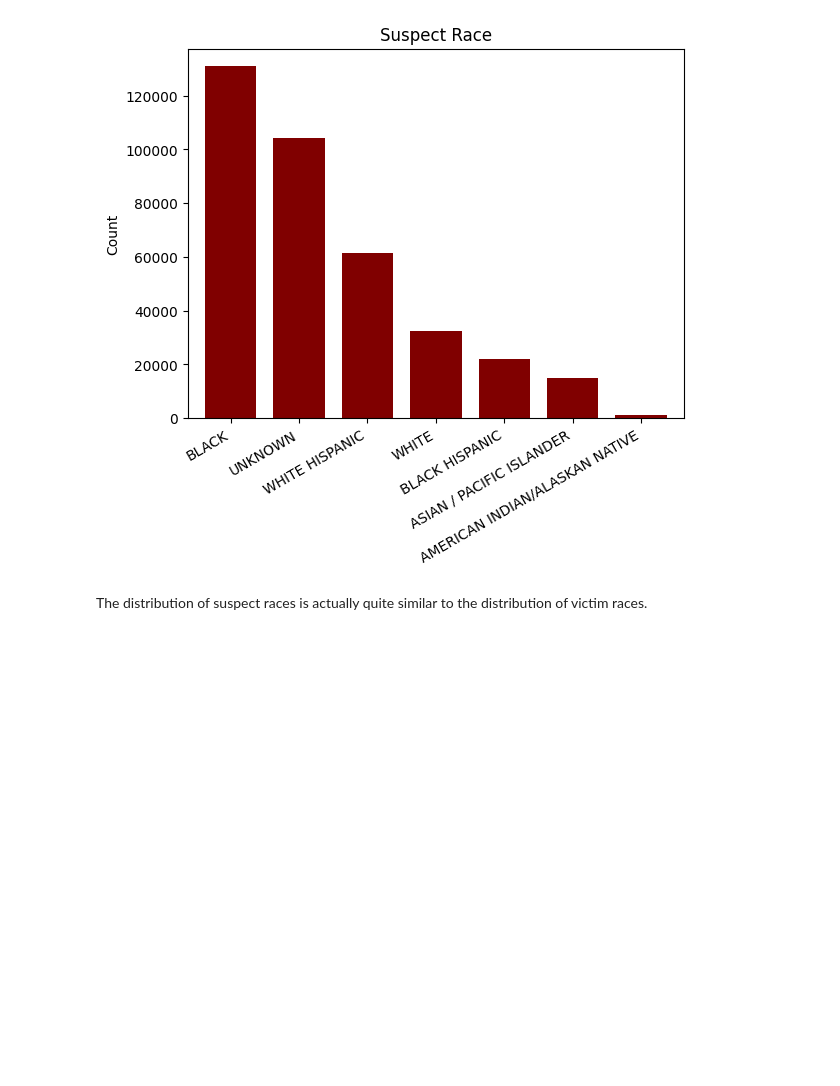
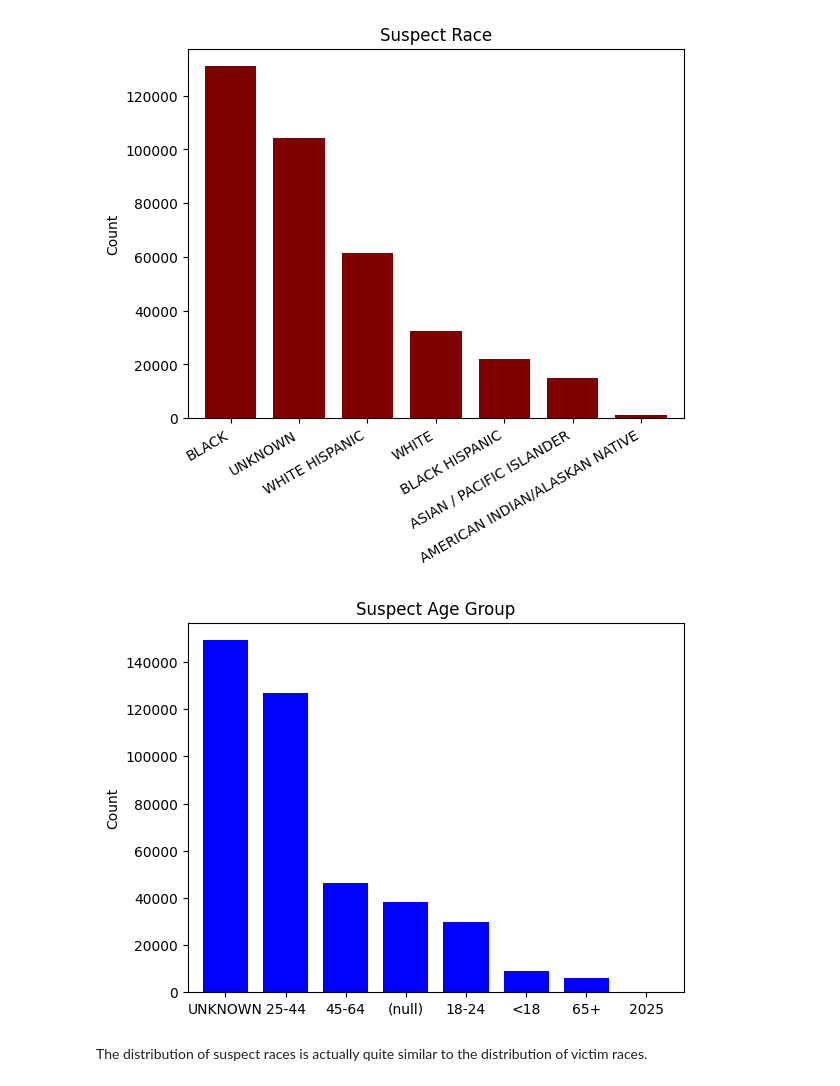
Before and after one commit to Misael-Perez/NYC-Crime-in-2025, a Jupyter notebook: static_visualizations.ipynb, the cells around one changed output. Saved outputs shown, nothing was run; the diff lists cells and outputs as text; code cells hidden in the pictures; blank space fills up the shorter version.

```diff
--- a/static_visualizations.ipynb
+++ b/static_visualizations.ipynb
@@ -191,6 +149,16 @@ plt.xlabel('')
 plt.ylabel('Count');
 # %% [output]
 [figure]
+# %%
+counts = crime_data['SUSP_AGE_GROUP'].value_counts()
+counts = counts[counts > 2]
+counts.plot(kind='bar', width=.75, color='blue')
+plt.xticks(rotation=0, ha='center')
+plt.title('Suspect Age Group')
+plt.xlabel('')
+plt.ylabel('Count');
+# %% [output]
+[figure, added]
 # %% [markdown]
 The distribution of suspect races is actually quite similar to the distribution of victim races.
 # %% [markdown]
```
Also changed, not shown: parts of 7 cells of this notebook.
